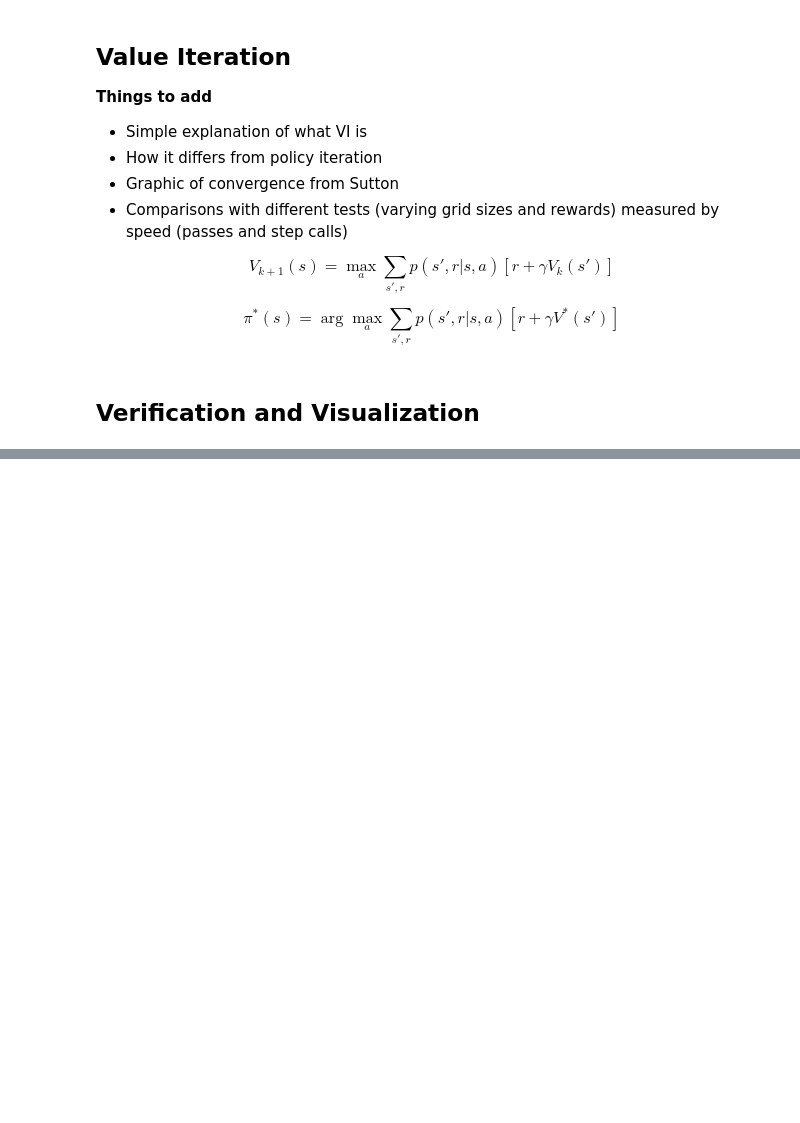
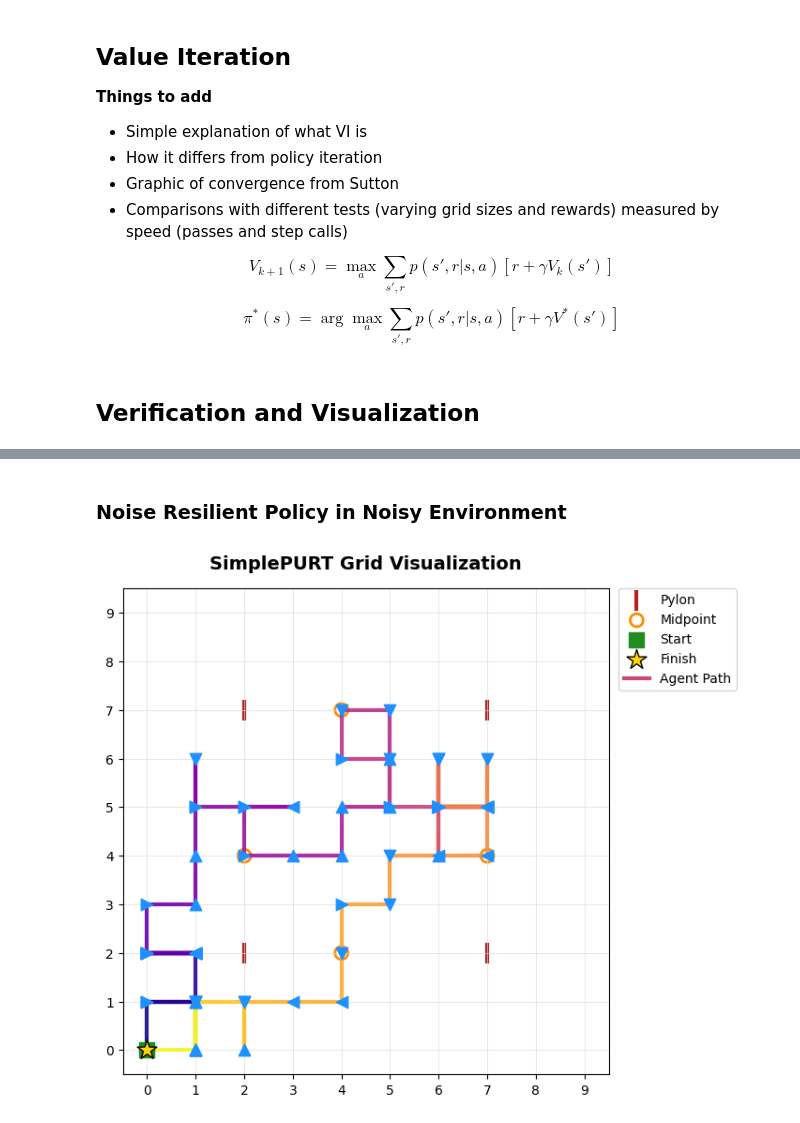
Before and after one commit to sbrunswi/VIP_Intro_deep_reinforcement_learning, a Jupyter notebook: RL Tutorial/Tutorial 3/DP_demo.ipynb, the cells around one changed output, grey strips where cells are left out. Saved outputs shown, nothing was run; the diff lists cells and outputs as text; code cells hidden in the pictures; blank space fills up the shorter version.

```diff
--- a/RL Tutorial/Tutorial 3/DP_demo.ipynb
+++ b/RL Tutorial/Tutorial 3/DP_demo.ipynb
@@ -620,0 +739,8 @@ ModuleNotFoundError: No module named 'tqdm'
+# %%
+VI_policy, VI_V, VI_n_iter = value_iteration(SimplePURT(NOISE=0.25), discount_factor=0.9, theta=0.1)
+# %% [markdown]
+### Noise Resilient Policy in Noisy Environment
+# %%
+test_policy(SimplePURT(NOISE=0.25),VI_policy)
+# %% [output]
+[figure, added]
```
Also changed, not shown: parts of 14 cells of this notebook, 2 other files.
